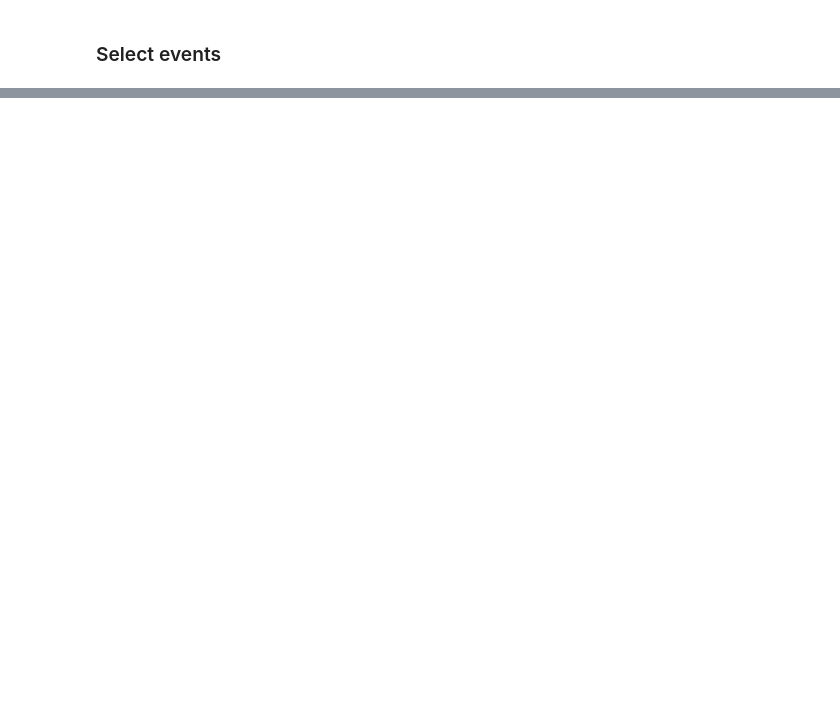
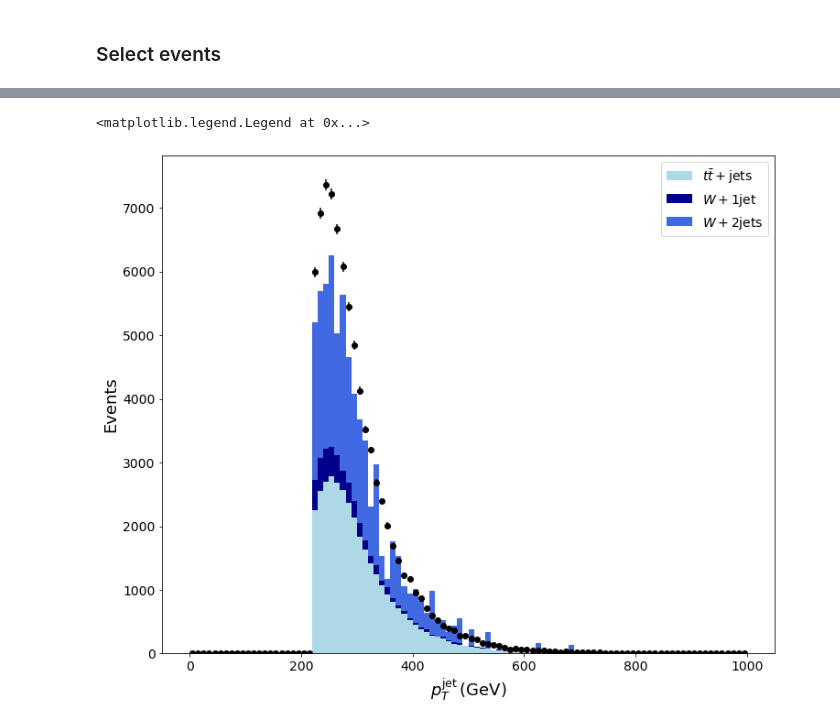
Before and after one commit to antoniovilela/pps-ww-analysis-notebook, a Jupyter notebook: Data-MC-NonProton-Cut-Based.ipynb, the cells around one changed output, grey strips where cells are left out. Drawn from its saved outputs; the diff is of its cells as text; code cells hidden in the pictures; blank space fills up the shorter version.

Commit message:
Updates for UL and non-proton Data/MC comparison.

```diff
--- a/Data-MC-NonProton-Cut-Based.ipynb
+++ b/Data-MC-NonProton-Cut-Based.ipynb
@@ -493,29 +707,44 @@ print ( selections_ )
 # %%
 fig = plt.figure( figsize=(12,10) )
 
 variation__ = "_nom"
 var_str__ = {}
 var_str__[ "_nom" ] = "_nom"
 var_weights__ = "nom"
 
 colors_ = [ "lightblue", "steelblue", "darkblue", "royalblue" ]
 
 linestyles_ = [ "solid", "dashed", (0, (3, 5, 1, 5)), (0, (3, 5, 1, 5, 1, 5)) ]
 
 variable__ = "jet0_pt"
 
 range_ = (0., 1000.)
 bins_ = 100
 
+arr_data_MC_ = []
+weights_data_MC_ = []
+colors_MC_ = []
+labels_MC_ = []
 for idx__, label__ in enumerate( labels_MC ):
-    plt.hist( df_selected_events_MC[ label__ ][ variation__ ][ variable__ + var_str__[ "_nom" ] ], weights=weights_events_MC[ label__ ][ var_weights__ ][ variation__ ],
-              stacked=True, color=colors_[ idx__ % len( colors_ ) ], linestyle=linestyles_[ idx__ % len( linestyles_ ) ], label=labels_samples[ label__ ], range=range_, bins=bins_ )
+    if df_selected_events_MC[ label__ ][ variation__ ].shape[0] > 0:
+        arr_data_MC_.append( df_selected_events_MC[ label__ ][ variation__ ][ variable__ + var_str__[ "_nom" ] ] )
+        weights_data_MC_.append( weights_events_MC[ label__ ][ var_weights__ ][ variation__ ] )
+        colors_MC_.append( colors_[ idx__ % len( colors_ ) ] )
+        labels_MC_.append( labels_samples[ label__ ] )
+
+# plt.hist( df_selected_events_MC[ label__ ][ variation__ ][ variable__ + var_str__[ "_nom" ] ], weights=weights_events_MC[ label__ ][ var_weights__ ][ variation__ ],
+#           stacked=True, color=colors_[ idx__ % len( colors_ ) ], linestyle=linestyles_[ idx__ % len( linestyles_ ) ], label=labels_samples[ label__ ], range=range_, bins=bins_ )
+plt.hist( arr_data_MC_, weights=weights_data_MC_,
+          stacked=True, color=colors_MC_, label=labels_MC_, range=range_, bins=bins_ )
 
 counts_bins_data_, bin_edges_ = np.histogram( df_events_data[ variable__ ], range=range_, bins=bins_ )
-errors_bins_data_ = np.sqrt( counts_bins_ )
+errors_bins_data_ = np.sqrt( counts_bins_data_ )
 bin_centres_ = ( bin_edges_[:-1] + bin_edges_[1:] ) / 2.
-plt.errorbar( bin_centres_, counts_bins_data_, yerr=errors_bins_data_, fmt='o')
+plt.errorbar( bin_centres_, counts_bins_data_, yerr=errors_bins_data_, fmt='o', color='black')
 
 plt.xlabel( r"$ p^{\rm{jet}}_T \,\rm{(GeV)} $", fontsize=18 )
 plt.ylabel( "Events", fontsize=18 )
 plt.legend( loc='best', fontsize=14 )
+# %% [output]
+<matplotlib.legend.Legend at 0x...>
+[figure, added]
```
Also changed, not shown: parts of 17 cells of this notebook, 1 other file.
